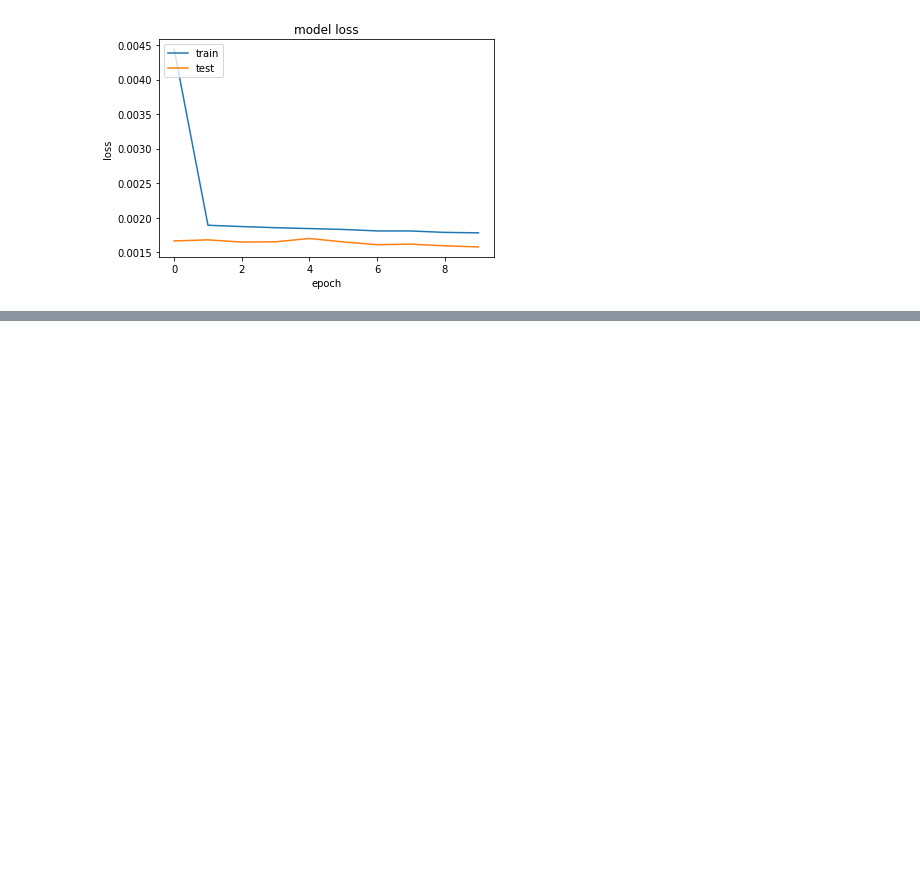
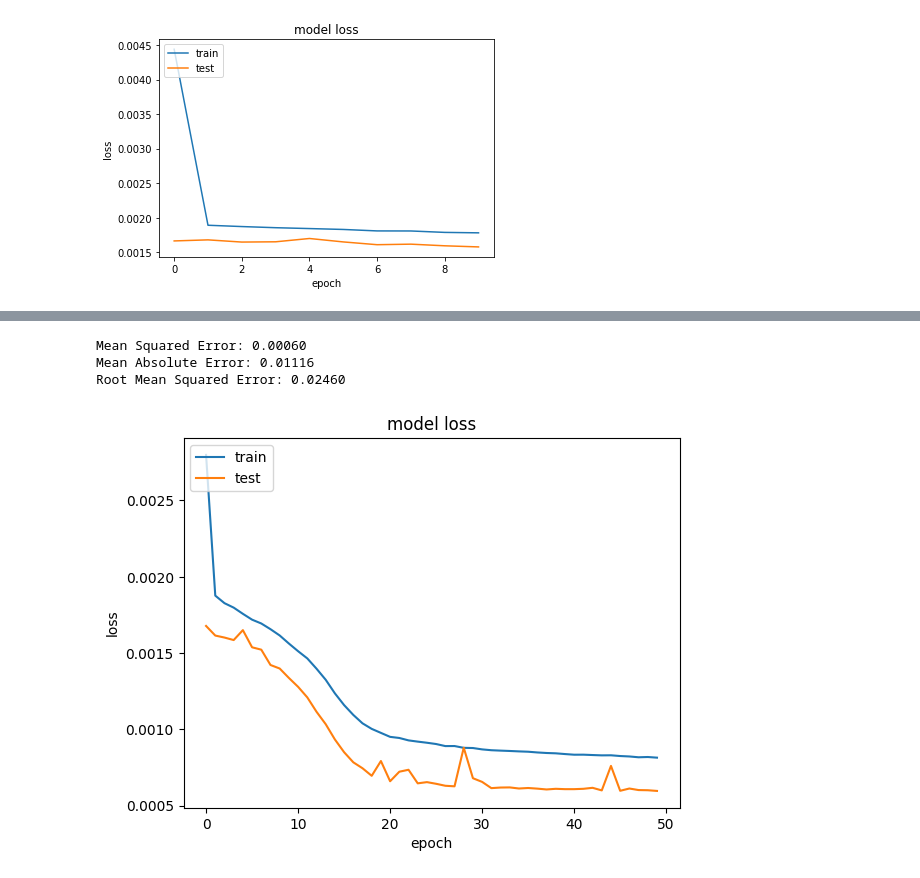
Before and after one commit to roy-sub/Time-Series-Air-Quality-Index-Prediction-and-Analysis-using-Multiple-Deep-Learning-Models, a Jupyter notebook: GRU.ipynb, the cells around one changed output, grey strips where cells are left out. Cells and saved outputs as stored; diff of their text form; code cells hidden in the pictures; blank space fills up the shorter version.

```diff
--- a/GRU.ipynb
+++ b/GRU.ipynb
@@ -341,0 +381,31 @@ plt.show()
+# %%
+import math
+from sklearn.metrics import mean_squared_log_error
+from sklearn.metrics import mean_absolute_error
+from sklearn.metrics import mean_squared_error
+
+mse = mean_squared_error(y_split_test[:64252,], yhat[:64252,])
+#rmsle = rmsle_custom(y_split_test[:64252,], yhat[:64252,])
+#msle = mean_squared_log_error(y_split_test[:64252,], yhat[:64252,])
+mae = mean_absolute_error(y_split_test[:64252,], yhat[:64252,])
+rmse = math.sqrt(mse)
+
+print('Mean Squared Error: %.5f' % mse)
+# print('Root Mean Squared Logarithmic Error: %.5f' % rmsle)
+#print('Mean Squared Logarithmic Error: %.5f' % msle)
+print('Mean Absolute Error: %.5f' % mae)
+print('Root Mean Squared Error: %.5f' % rmse)
+# %% [output]
+Mean Squared Error: 0.00060
+Mean Absolute Error: 0.01116
+Root Mean Squared Error: 0.02460
+# %%
+plt.plot(hist.history['loss'])
+plt.plot(hist.history['val_loss'])
+plt.title('model loss')
+plt.ylabel('loss')
+plt.xlabel('epoch')
+plt.legend(['train', 'test'], loc='upper left')
+plt.show()
+# %% [output]
+[figure, added]
```
Also changed, not shown: parts of 14 cells of this notebook.
